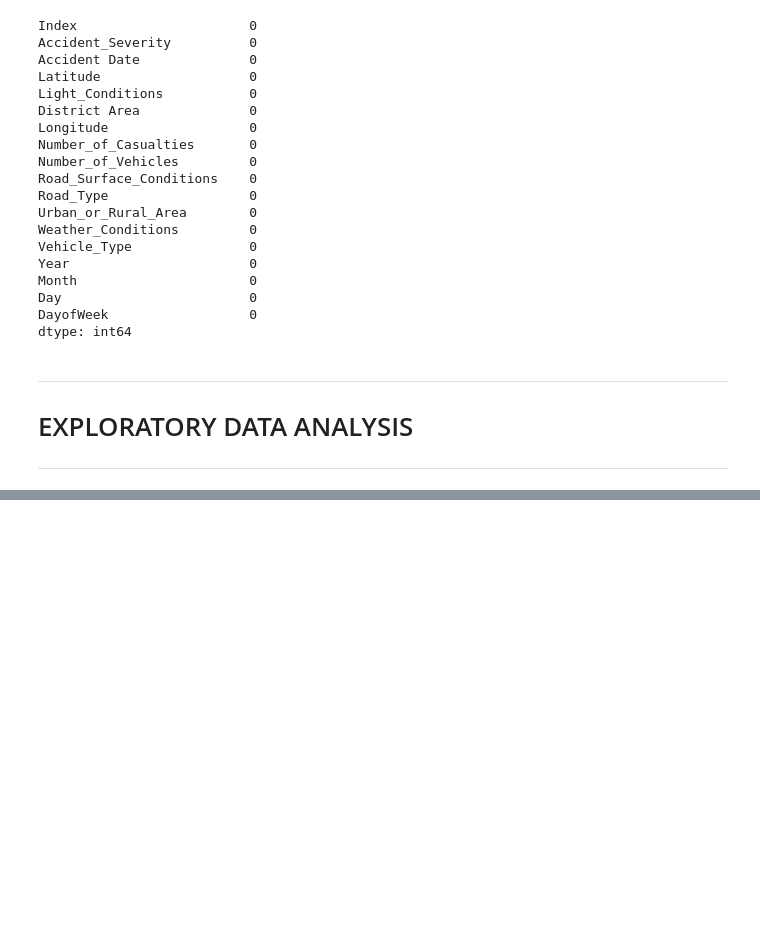
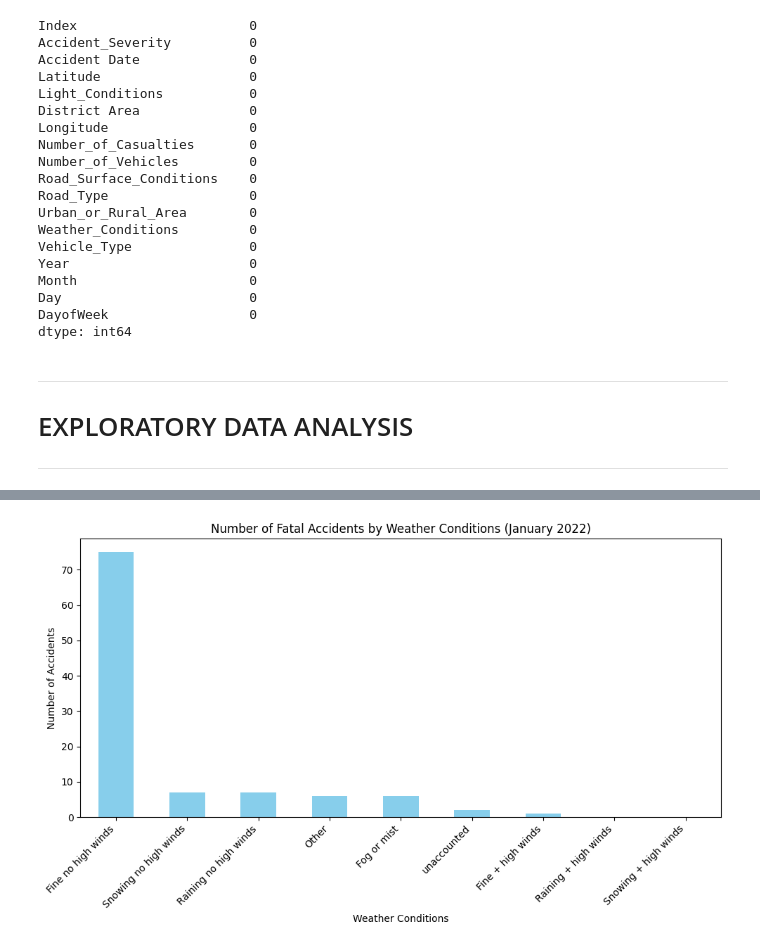
Before and after one commit to louwiee-GIT/ELEC303_LUSANTA_3B, a Jupyter notebook: ACTIVITY 2/Acttivity2(1).ipynb, the cells around one changed output, grey strips where cells are left out. Cells and saved outputs as stored; diff of their text form; code cells hidden in the pictures; blank space fills up the shorter version.

```diff
--- a/ACTIVITY 2/Acttivity2(1).ipynb
+++ b/ACTIVITY 2/Acttivity2(1).ipynb
@@ -13,7 +14,7 @@ warnings.filterwarnings('ignore')
 # %% [markdown]
 <h2>CONVERT DATASET TO DATAFRAME</h2>
 # %%
-accident = pd.read_csv("C:\\Users\\LAB4-StudentPC26\\Desktop\\ELEC03_LUSANTA\\uk_road_accident.csv")
+accident = pd.read_csv("C:\\Users\\Leenitte\\Downloads\\ACTIVITY 2\\uk_road_accident.csv")
 accident
 # %% [output]
 |  | Index | Accident_Severity | Accident Date | Latitude | Light_Conditions | District Area | Longitude | ... |
@@ -629,0 +521,6 @@ serious_weather_count
+# %%
+fatal_jan_2022 = accident[
+    (accident["Accident Date"].dt.year == 2022) & (accident["Accident Date"].dt.month == 1) & (accident["Accident_Severity"] == "Fatal")
+]
+result = fatal_jan_2022.groupby("Weather_Conditions")["Index"].count().sort_values(ascending=False)
+result
@@ -629,0 +539,10 @@ serious_weather_count
+# %%
+plt.figure(figsize=(10, 6))
+result.plot(kind='bar', color='skyblue')
+plt.title('Number of Fatal Accidents by Weather Conditions (January 2022)')
+plt.xlabel('Weather Conditions')
+plt.ylabel('Number of Accidents')
+plt.xticks(rotation=45, ha='right')
+plt.tight_layout()
+# %% [output]
+[figure, added]
```
Also changed, not shown: parts of 100 cells of this notebook.
